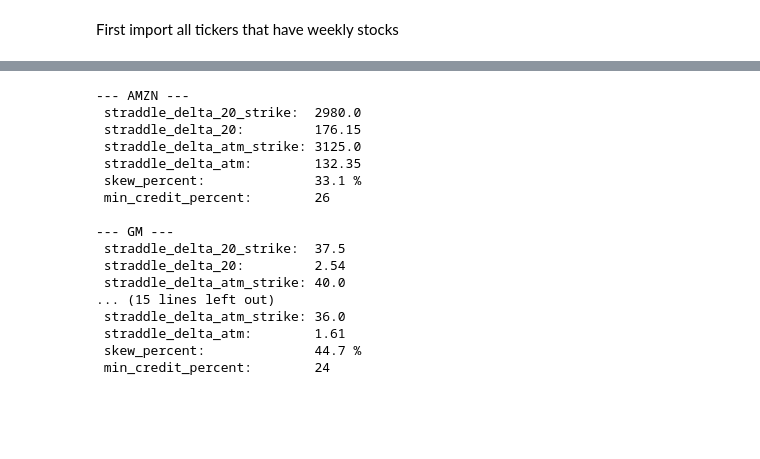
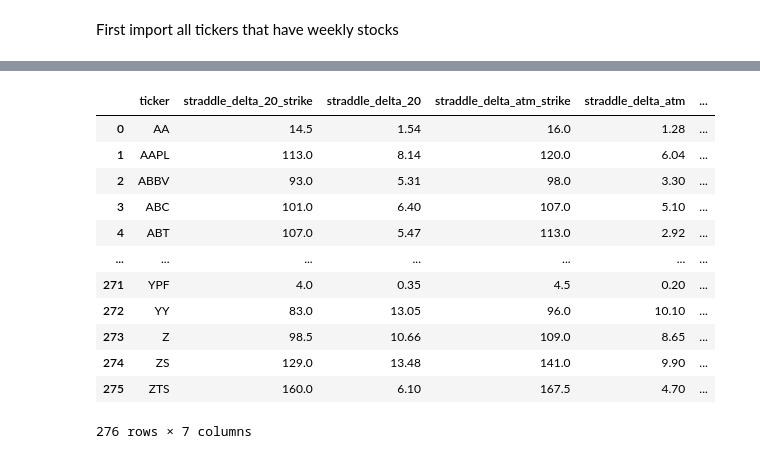
Before and after one commit to jeroencvlier/option_chain_scraper, a Jupyter notebook: 02.stock_scan.ipynb, the cells around one changed output, grey strips where cells are left out. Saved outputs shown, nothing was run; the diff lists cells and outputs as text; code cells hidden in the pictures; blank space fills up the shorter version.

```diff
--- a/02.stock_scan.ipynb
+++ b/02.stock_scan.ipynb
@@ -352,21 +368,16 @@ def option_chain_skew(ticker):
-# %%
-for i in tqdm(temp_list):
-    option_chain_skew(i)
-# %% [output]
---- AMZN ---
- straddle_delta_20_strike:  2980.0
- straddle_delta_20:         176.15
- straddle_delta_atm_strike: 3125.0
- straddle_delta_atm:        132.35
- skew_percent:              33.1 %
- min_credit_percent:        26
-
---- GM ---
- straddle_delta_20_strike:  37.5
- straddle_delta_20:         2.54
- straddle_delta_atm_strike: 40.0
-... (15 lines left out)
- straddle_delta_atm_strike: 36.0
- straddle_delta_atm:        1.61
- skew_percent:              44.7 %
- min_credit_percent:        24
+# %%
+option_chain_skew_df
+# %% [output]
+|  | ticker | straddle_delta_20_strike | straddle_delta_20 | straddle_delta_atm_strike | straddle_delta_atm | ... |
+| 0 | AA | 14.5 | 1.54 | 16.0 | 1.28 | ... |
+| 1 | AAPL | 113.0 | 8.14 | 120.0 | 6.04 | ... |
+| 2 | ABBV | 93.0 | 5.31 | 98.0 | 3.30 | ... |
+| 3 | ABC | 101.0 | 6.40 | 107.0 | 5.10 | ... |
+| 4 | ABT | 107.0 | 5.47 | 113.0 | 2.92 | ... |
+| ... | ... | ... | ... | ... | ... | ... |
+| 271 | YPF | 4.0 | 0.35 | 4.5 | 0.20 | ... |
+| 272 | YY | 83.0 | 13.05 | 96.0 | 10.10 | ... |
+| 273 | Z | 98.5 | 10.66 | 109.0 | 8.65 | ... |
+| 274 | ZS | 129.0 | 13.48 | 141.0 | 9.90 | ... |
+| 275 | ZTS | 160.0 | 6.10 | 167.5 | 4.70 | ... |
+276 rows × 7 columns
```
Also changed, not shown: parts of 10 cells of this notebook, 1 other file.
